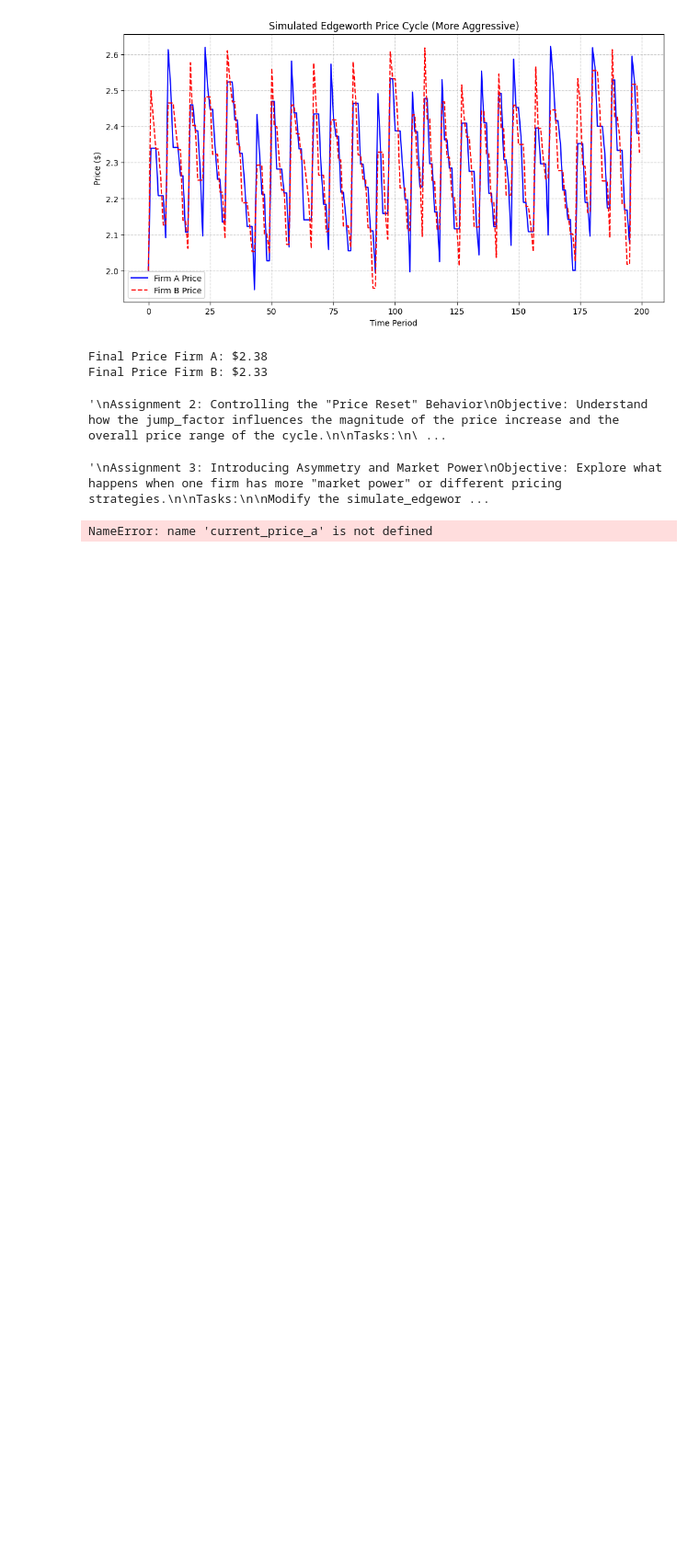
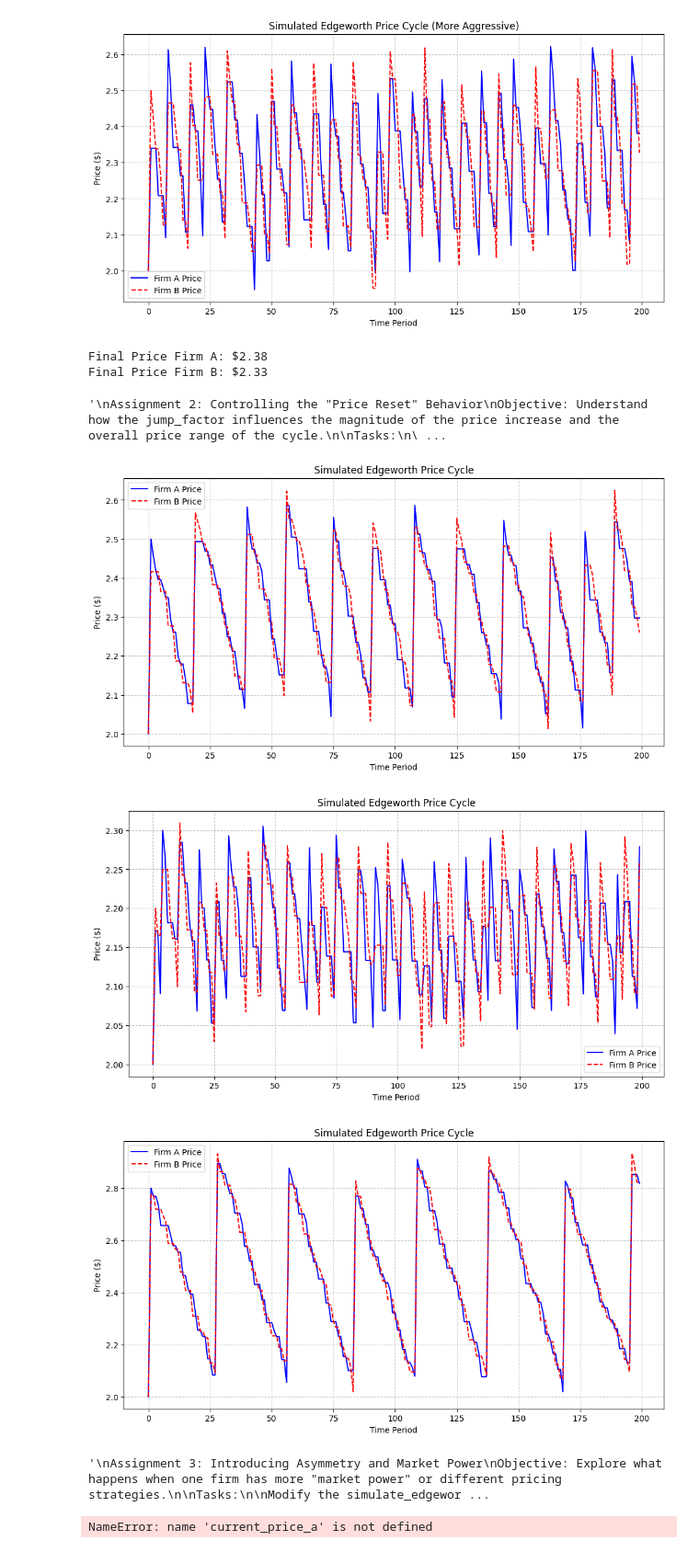
Before and after one commit to kedarw/QuantMind, a Jupyter notebook: 9_Edgeworth_Cycles.ipynb, the cells around one changed output. Shown at 92% size. Saved outputs shown, nothing was run; the diff lists cells and outputs as text; code cells hidden in the pictures; blank space fills up the shorter version.

```diff
--- a/9_Edgeworth_Cycles.ipynb
+++ b/9_Edgeworth_Cycles.ipynb
@@ -268,3 +268,64 @@ In your own words, explain why these changes occur based on the jump_factor valu
 """
 # %% [output]
 '\nAssignment 2: Controlling the "Price Reset" Behavior\nObjective: Understand how the jump_factor influences the magnitude of the price increase and the overall price range of the cycle.\n\nTasks:\n\ ...
+# %%
+#baseline model
+prices_firm_a, prices_firm_b, periods = simulate_edgeworth_cycle(
+    num_periods=200,
+    initial_price=2.00,
+    min_price_drop=0.02,
+    max_price_drop=0.10,
+    jump_factor=0.25 # Jump up by 25%
+)
+
+plt.figure(figsize=(12, 6))
+plt.plot(periods, prices_firm_a, label='Firm A Price', color='blue', linewidth=1.5)
+plt.plot(periods, prices_firm_b, label='Firm B Price', color='red', linestyle='--', linewidth=1.5)
+plt.title('Simulated Edgeworth Price Cycle')
+plt.xlabel('Time Period')
+plt.ylabel('Price ($)')
+plt.grid(True, linestyle='--', alpha=0.7)
+plt.legend()
+plt.show()
+
+#low jump model
+prices_firm_a, prices_firm_b, periods = simulate_edgeworth_cycle(
+    num_periods=200,
+    initial_price=2.00,
+    min_price_drop=0.02,
+    max_price_drop=0.10,
+    jump_factor=0.1 # Jump up by 10%
+)
+
+plt.figure(figsize=(12, 6))
+plt.plot(periods, prices_firm_a, label='Firm A Price', color='blue', linewidth=1.5)
+plt.plot(periods, prices_firm_b, label='Firm B Price', color='red', linestyle='--', linewidth=1.5)
+plt.title('Simulated Edgeworth Price Cycle')
+plt.xlabel('Time Period')
+plt.ylabel('Price ($)')
+plt.grid(True, linestyle='--', alpha=0.7)
+plt.legend()
+plt.show()
+
+#high jump model
+prices_firm_a, prices_firm_b, periods = simulate_edgeworth_cycle(
+    num_periods=200,
+    initial_price=2.00,
+    min_price_drop=0.02,
+    max_price_drop=0.10,
+    jump_factor=0.4 # Jump up by 40%
+)
+
+plt.figure(figsize=(12, 6))
+plt.plot(periods, prices_firm_a, label='Firm A Price', color='blue', linewidth=1.5)
+plt.plot(periods, prices_firm_b, label='Firm B Price', color='red', linestyle='--', linewidth=1.5)
+plt.title('Simulated Edgeworth Price Cycle')
+plt.xlabel('Time Period')
+plt.ylabel('Price ($)')
+plt.grid(True, linestyle='--', alpha=0.7)
+plt.legend()
+plt.show()
+# %% [output]
+[figure, added]
+[figure, added]
+[figure, added]
```
Also changed, not shown: parts of 1 cell of this notebook.
